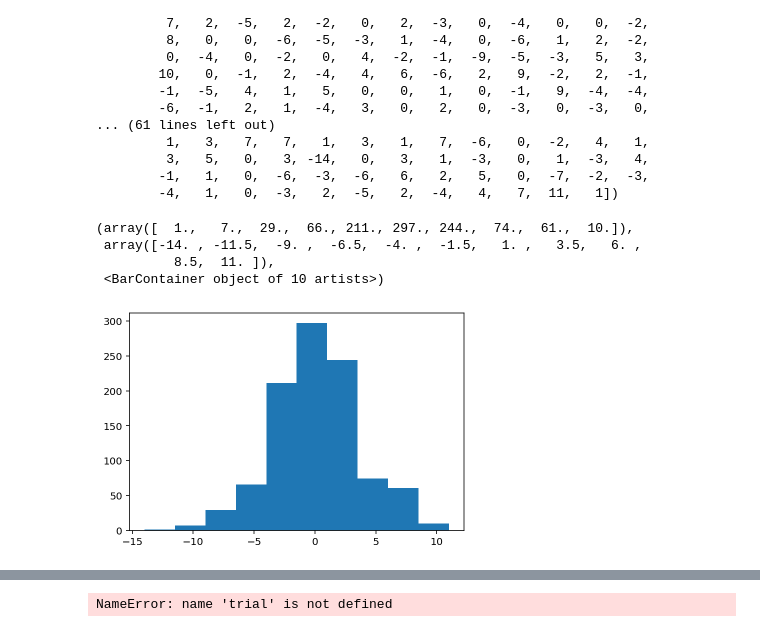
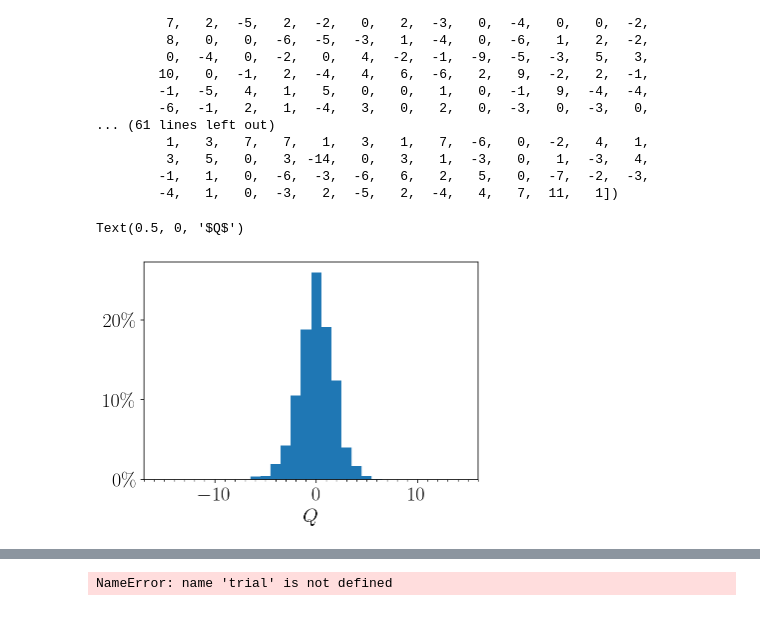
Before and after one commit to stuartthomas25/honors-thesis, a Jupyter notebook: code/gradient_flow.ipynb, the cells around one changed output, grey strips where cells are left out. Drawn from its saved outputs; the diff is of its cells as text; code cells hidden in the pictures.

```diff
--- a/code/gradient_flow.ipynb
+++ b/code/gradient_flow.ipynb
@@ -88,7 +99,8 @@ bietenholz_params = pd.DataFrame(data = {
     'L' : [24, 36, 54, 80, 120, 180, 270, 404],
     'beta' : [1.263, 1.370, 1.458, 1.535, 1.607, 1.677, 1.743, 1.807],
     't0' : [0.1, 0.225, 0.506, 1.111, 2.5, 5.625, 12.656, 28.336],
-    'xi2': [3.96, 6.01, 8.93, 13.24, 19.77, 30.01, 44.97, 67.66]
+    'xi2': [3.96, 6.01, 8.93, 13.24, 19.77, 30.01, 44.97, 67.66],
+    'xi2_err' : [.01,.01,.04,.04,.11,.18,.24,.31]
 })
 colors = ['black','red','blue','yellow','orange','cyan','green','purple']
 # %%
@@ -165,7 +232,7 @@ while not all(finished):
                         started[i] = True
                     with progresses[i]:
                         print(f" {i}> " + line)
-                last_prints[i] = time.time()
+                last_prints[i] = time.tdime()
         else:
             progresses[i].clear_output()
             if started[i]:
@@ -480,0 +802,24 @@ for tau in taus[::2]:
+# %%
+from scipy.optimize import curve_fit
+data = get_data("data5")
+xi2s = bietenholz_params.xi2.to_numpy()
+Ls = bietenholz_params.L.to_numpy()
+y = np.zeros_like(xi2s)
+yerr = np.zeros_like(xi2s)
+plt.figure(figsize=(16,10))
+
+tau = 0.
+trial = data
+for i,p in bietenholz_params.iterrows():
+    trial = data[(data.L == p.L) & (np.abs(data.tau - tau*p.t0)<0.001)]
+
+    N = len(trial)
+
+    chi_t = gvar( (trial.Q**2).mean(), (trial.Q**2).std() )
+    y[i] = chi_t.mean
+    yerr[i] = 2*chi_t.sdev / np.sqrt(N)
+
+plt.errorbar(Ls, y, yerr=yerr, fmt='ko', capsize=10, ms=10, label=f"Monte Carlo")
+plt.ylabel(r"$\chi_t \xi_2^2$");
+#plt.xlabel(r"$\xi_2^2$")
+plt.xlabel(r"$L$")
@@ -967,10 +1470,19 @@ array([ -1,   0,  -6,   2,  -3,  -2,   1,   0,   0,   2,  -7,   4,   7,
         -1,   1,   0,  -6,  -3,  -6,   6,   2,   5,   0,  -7,  -2,  -3,
         -4,   1,   0,  -3,   2,  -5,   2,  -4,   4,   7,  11,   1])
 # %%
-plt.hist(Q)
+from matplotlib.ticker import MultipleLocator
+p = bietenholz_params.iloc[7]
+trial = data[(round(data['tau'],10) == round(tau*p.t0,10)) & (data['L'] == p.L)]
+Qs = trial.Q.to_numpy()
+
+bins = np.arange(-np.amax(np.abs(Qs)), np.amax(np.abs(Qs))+1) - 0.5
+plt.hist(Qs, bins=bins)
+
+def formatter(x,y):
+    return f"${int(x / Qs.size * 100)}\%$"
+plt.gca().yaxis.set_major_formatter(formatter)
+plt.gca().xaxis.set_minor_locator(MultipleLocator(1))
+plt.xlabel("$Q$")
 # %% [output]
-(array([  1.,   7.,  29.,  66., 211., 297., 244.,  74.,  61.,  10.]),
- array([-14. , -11.5,  -9. ,  -6.5,  -4. ,  -1.5,   1. ,   3.5,   6. ,
-          8.5,  11. ]),
- <BarContainer object of 10 artists>)
+Text(0.5, 0, '$Q$')
-[figure, old version]
+[figure, new version]
```
Also changed, not shown: parts of 29 cells of this notebook, 15 other files.
